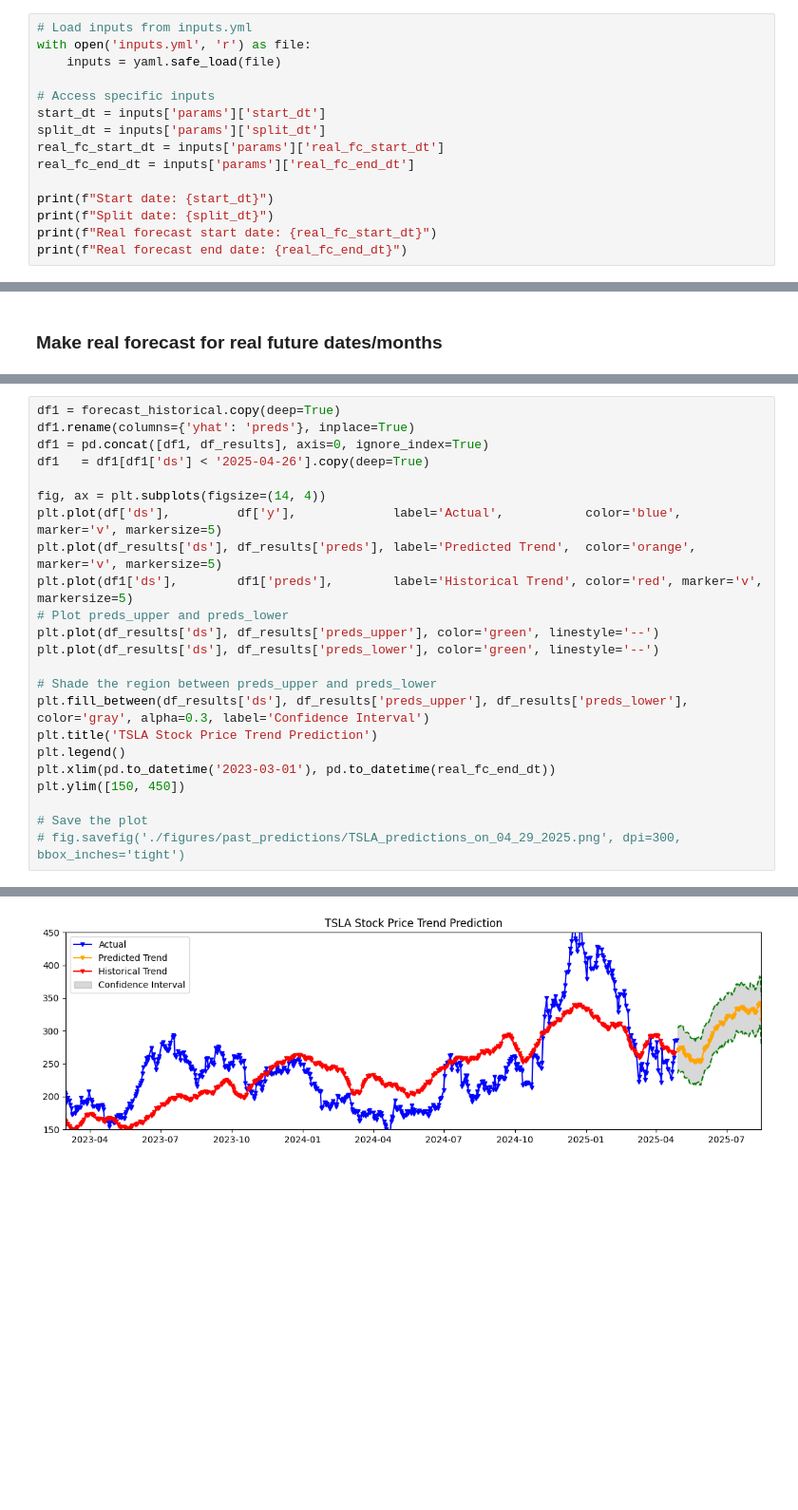
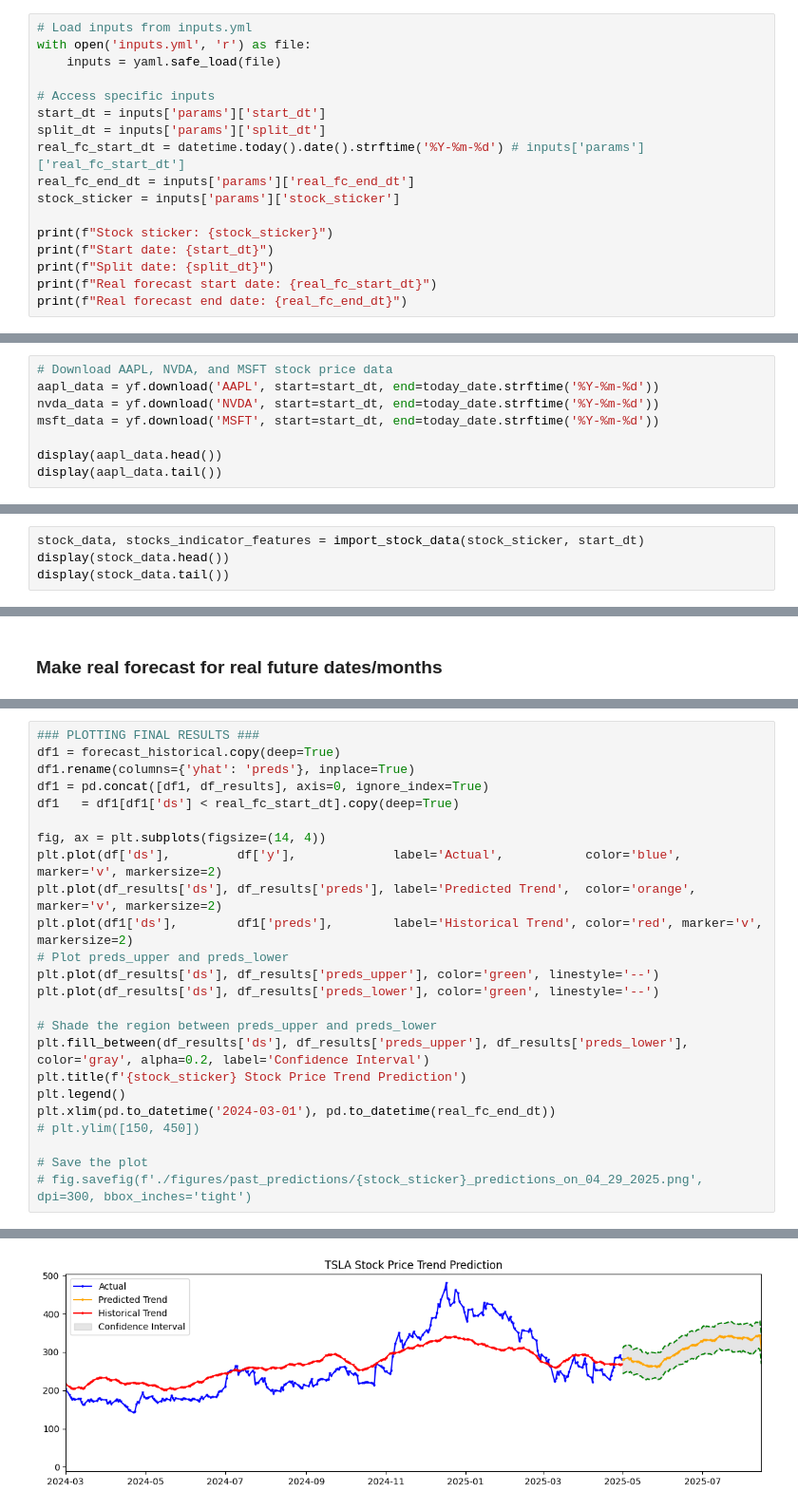
Before and after one commit to truongbnguyen88/stocks_forecasting, a Jupyter notebook: TSLA_forecasting_main.ipynb, the cells around one changed output, grey strips where cells are left out. Shown at 95% size. Saved outputs shown, nothing was run; the diff lists cells and outputs as text; blank space fills up the shorter version.

```diff
--- a/TSLA_forecasting_main.ipynb
+++ b/TSLA_forecasting_main.ipynb
@@ -23,9 +26,11 @@ with open('inputs.yml', 'r') as file:
 # Access specific inputs
 start_dt = inputs['params']['start_dt']
 split_dt = inputs['params']['split_dt']
-real_fc_start_dt = inputs['params']['real_fc_start_dt']
+real_fc_start_dt = datetime.today().date().strftime('%Y-%m-%d') # inputs['params']['real_fc_start_dt']
 real_fc_end_dt = inputs['params']['real_fc_end_dt']
+stock_sticker = inputs['params']['stock_sticker']
 
+print(f"Stock sticker: {stock_sticker}")
 print(f"Start date: {start_dt}")
 print(f"Split date: {split_dt}")
 print(f"Real forecast start date: {real_fc_start_dt}")
@@ -441,0 +56,8 @@ df_results = make_predictions(df_residuals, df_test, prophet_model, xgb_model, e
+# %%
+# Download AAPL, NVDA, and MSFT stock price data
+aapl_data = yf.download('AAPL', start=start_dt, end=today_date.strftime('%Y-%m-%d'))
+nvda_data = yf.download('NVDA', start=start_dt, end=today_date.strftime('%Y-%m-%d'))
+msft_data = yf.download('MSFT', start=start_dt, end=today_date.strftime('%Y-%m-%d'))
+
+display(aapl_data.head())
+display(aapl_data.tail())
@@ -441,0 +84,4 @@ df_results = make_predictions(df_residuals, df_test, prophet_model, xgb_model, e
+# %%
+stock_data, stocks_indicator_features = import_stock_data(stock_sticker, start_dt)
+display(stock_data.head())
+display(stock_data.tail())
@@ -770,24 +335,25 @@ df_results, forecast_historical = predict_with_unk_future_exo_vars(
 # %%
+### PLOTTING FINAL RESULTS ###
 df1 = forecast_historical.copy(deep=True)
 df1.rename(columns={'yhat': 'preds'}, inplace=True)
 df1 = pd.concat([df1, df_results], axis=0, ignore_index=True)
-df1   = df1[df1['ds'] < '2025-04-26'].copy(deep=True)
+df1   = df1[df1['ds'] < real_fc_start_dt].copy(deep=True)
 
 fig, ax = plt.subplots(figsize=(14, 4))
-plt.plot(df['ds'],         df['y'],             label='Actual',           color='blue', marker='v', markersize=5)
-plt.plot(df_results['ds'], df_results['preds'], label='Predicted Trend',  color='orange', marker='v', markersize=5)
-plt.plot(df1['ds'],        df1['preds'],        label='Historical Trend', color='red', marker='v', markersize=5)
+plt.plot(df['ds'],         df['y'],             label='Actual',           color='blue', marker='v', markersize=2)
+plt.plot(df_results['ds'], df_results['preds'], label='Predicted Trend',  color='orange', marker='v', markersize=2)
+plt.plot(df1['ds'],        df1['preds'],        label='Historical Trend', color='red', marker='v', markersize=2)
 # Plot preds_upper and preds_lower
 plt.plot(df_results['ds'], df_results['preds_upper'], color='green', linestyle='--')
 plt.plot(df_results['ds'], df_results['preds_lower'], color='green', linestyle='--')
 
 # Shade the region between preds_upper and preds_lower
-plt.fill_between(df_results['ds'], df_results['preds_upper'], df_results['preds_lower'], color='gray', alpha=0.3, label='Confidence Interval')
-plt.title('TSLA Stock Price Trend Prediction')
+plt.fill_between(df_results['ds'], df_results['preds_upper'], df_results['preds_lower'], color='gray', alpha=0.2, label='Confidence Interval')
+plt.title(f'{stock_sticker} Stock Price Trend Prediction')
 plt.legend()
-plt.xlim(pd.to_datetime('2023-03-01'), pd.to_datetime(real_fc_end_dt))
-plt.ylim([150, 450])
+plt.xlim(pd.to_datetime('2024-03-01'), pd.to_datetime(real_fc_end_dt))
+# plt.ylim([150, 450])
 
 # Save the plot
-# fig.savefig('./figures/past_predictions/TSLA_predictions_on_04_29_2025.png', dpi=300, bbox_inches='tight')
+# fig.savefig(f'./figures/past_predictions/{stock_sticker}_predictions_on_04_29_2025.png', dpi=300, bbox_inches='tight')
 # %% [output]
@@ -795 +361 @@ plt.ylim([150, 450])
-[figure, old version]
+[figure, new version]
```
Also changed, not shown: parts of 25 cells of this notebook, 5 other files.
